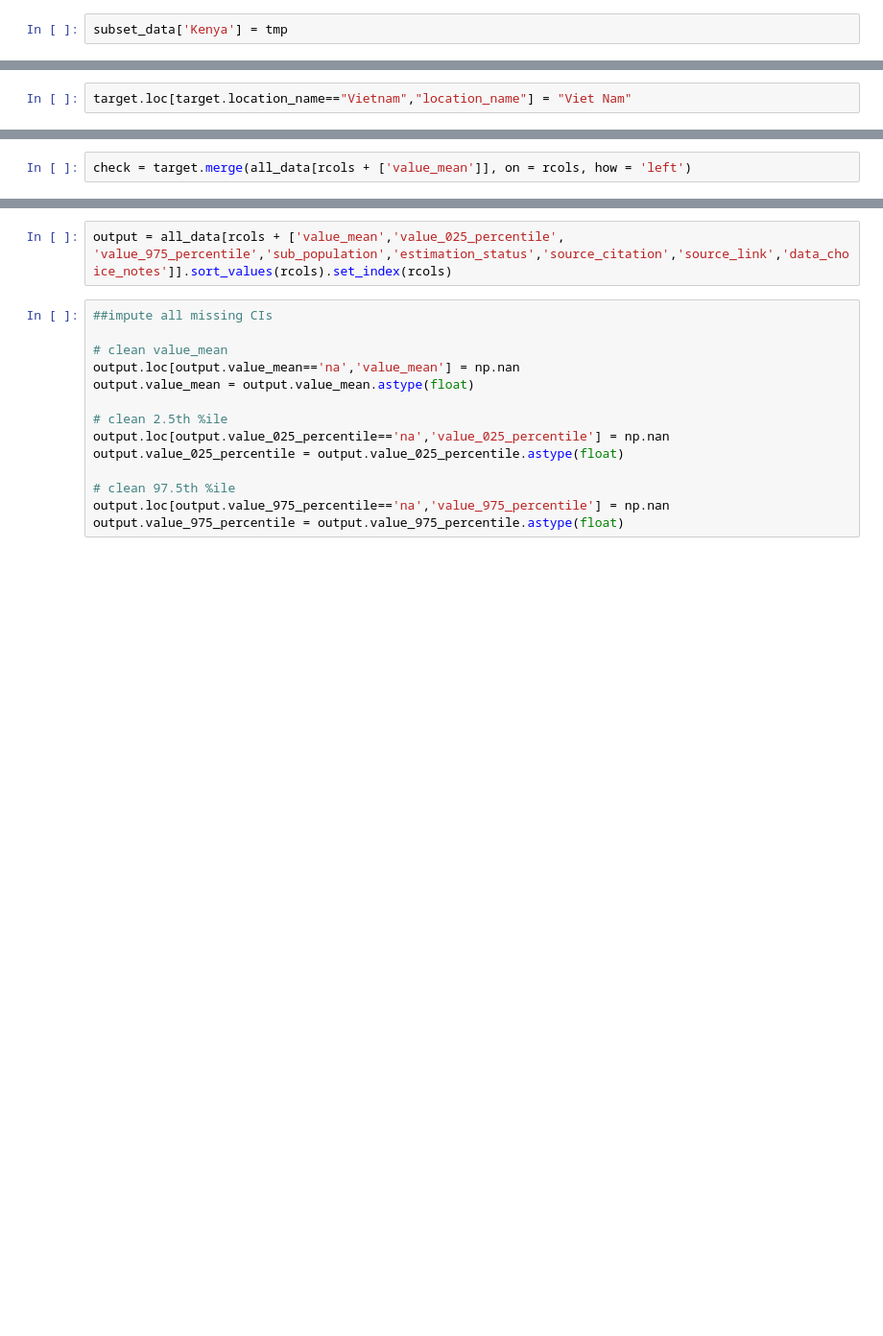
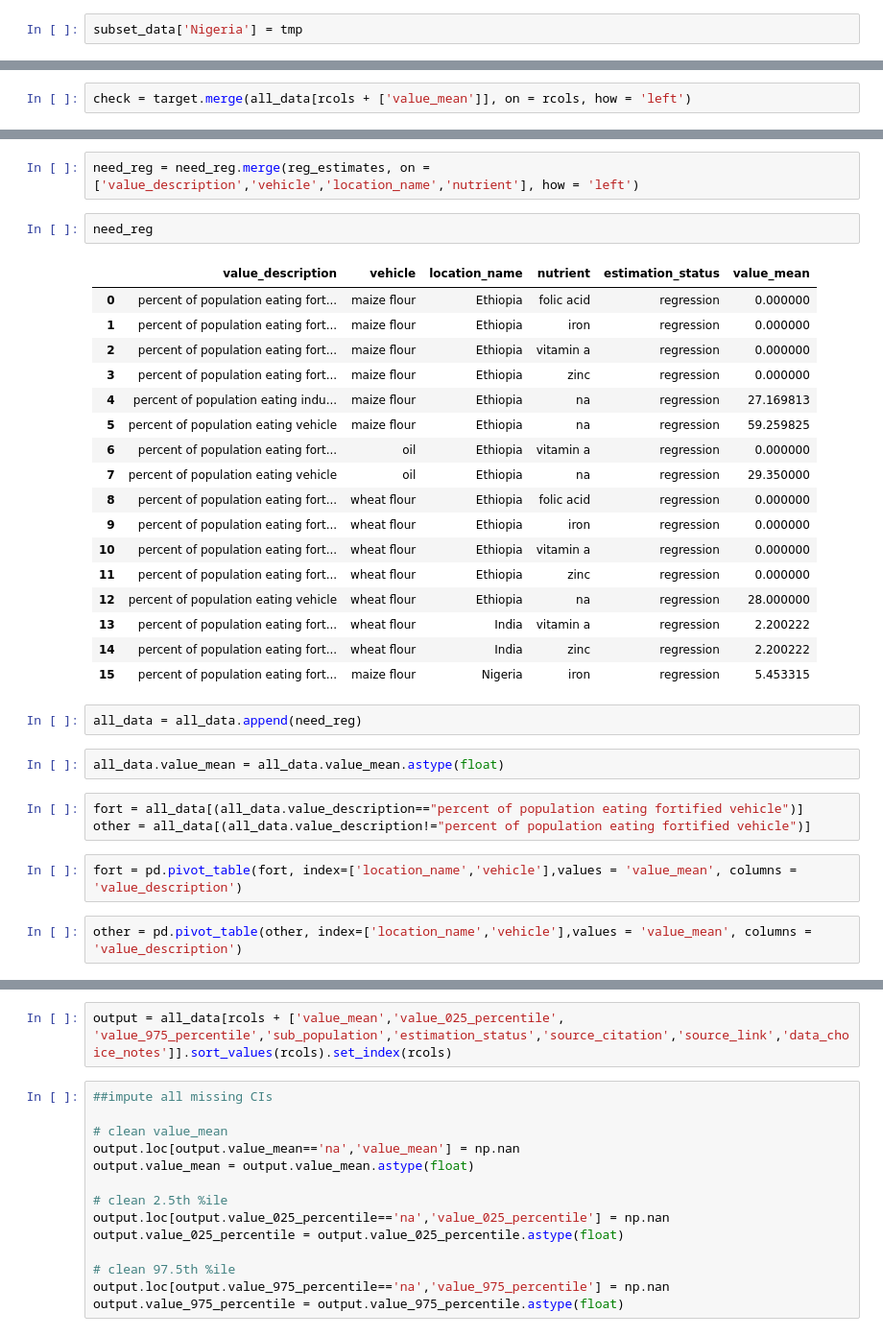
Before and after one commit to ihmeuw/vivarium_research_lsff, a Jupyter notebook: data_prep/pipeline/interim/2021_03_31_clean_population_coverage_data_tier1.ipynb, the cells around one changed output, grey strips where cells are left out. Shown: that part at 96% size. Saved outputs shown, nothing was run; the diff lists cells and outputs as text; blank space fills up the shorter version.

```diff
--- a/data_prep/pipeline/interim/2021_03_31_clean_population_coverage_data_tier1.ipynb
+++ b/data_prep/pipeline/interim/2021_03_31_clean_population_coverage_data_tier1.ipynb
@@ -329,5 +753,5 @@ tmp
 # %%
-subset_data['Kenya'] = tmp
+subset_data['Nigeria'] = tmp
 # %% [markdown]
 ## Check for missingness
 # %%
@@ -343,2 +793,0 @@ all_data[rcols + ['value_mean','value_025_percentile','value_975_percentile','su
-# %%
-target.loc[target.location_name=="Vietnam","location_name"] = "Viet Nam"
@@ -352,0 +838,33 @@ check[check.value_mean.isna()]
+# %%
+need_reg = need_reg.merge(reg_estimates, on = ['value_description','vehicle','location_name','nutrient'], how = 'left')
+# %%
+need_reg
+# %% [output]
+|  | value_description | vehicle | location_name | nutrient | estimation_status | value_mean |
+| 0 | percent of population eating fort... | maize flour | Ethiopia | folic acid | regression | 0.000000 |
+| 1 | percent of population eating fort... | maize flour | Ethiopia | iron | regression | 0.000000 |
+| 2 | percent of population eating fort... | maize flour | Ethiopia | vitamin a | regression | 0.000000 |
+| 3 | percent of population eating fort... | maize flour | Ethiopia | zinc | regression | 0.000000 |
+| 4 | percent of population eating indu... | maize flour | Ethiopia | na | regression | 27.169813 |
+| 5 | percent of population eating vehicle | maize flour | Ethiopia | na | regression | 59.259825 |
+| 6 | percent of population eating fort... | oil | Ethiopia | vitamin a | regression | 0.000000 |
+| 7 | percent of population eating vehicle | oil | Ethiopia | na | regression | 29.350000 |
+| 8 | percent of population eating fort... | wheat flour | Ethiopia | folic acid | regression | 0.000000 |
+| 9 | percent of population eating fort... | wheat flour | Ethiopia | iron | regression | 0.000000 |
+| 10 | percent of population eating fort... | wheat flour | Ethiopia | vitamin a | regression | 0.000000 |
+| 11 | percent of population eating fort... | wheat flour | Ethiopia | zinc | regression | 0.000000 |
+| 12 | percent of population eating vehicle | wheat flour | Ethiopia | na | regression | 28.000000 |
+| 13 | percent of population eating fort... | wheat flour | India | vitamin a | regression | 2.200222 |
+| 14 | percent of population eating fort... | wheat flour | India | zinc | regression | 2.200222 |
+| 15 | percent of population eating fort... | maize flour | Nigeria | iron | regression | 5.453315 |
+# %%
+all_data = all_data.append(need_reg)
+# %%
+all_data.value_mean = all_data.value_mean.astype(float)
+# %%
+fort = all_data[(all_data.value_description=="percent of population eating fortified vehicle")]
+other = all_data[(all_data.value_description!="percent of population eating fortified vehicle")]
+# %%
+fort = pd.pivot_table(fort, index=['location_name','vehicle'],values = 'value_mean', columns = 'value_description')
+# %%
+other = pd.pivot_table(other, index=['location_name','vehicle'],values = 'value_mean', columns = 'value_description')
```
Also changed, not shown: parts of 118 cells of this notebook.
